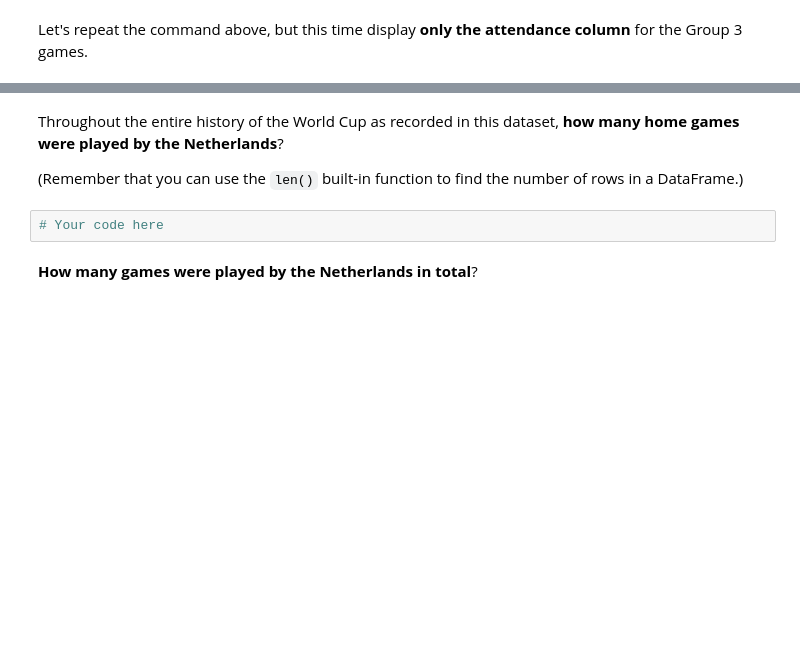
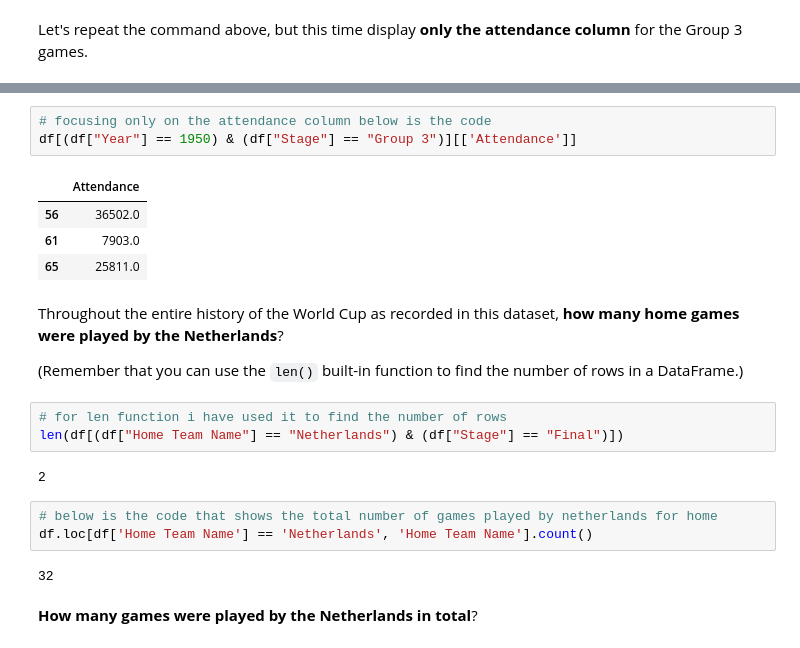
Before and after one commit to GDIAMEL/dsc-run-jupyter-locally, a Jupyter notebook: EMMANUEL_KIMARO_PANDASLAB_ONE.ipynb, the cells around one changed output, grey strips where cells are left out. Saved outputs shown, nothing was run; the diff lists cells and outputs as text; blank space fills up the shorter version.

```diff
--- a/EMMANUEL_KIMARO_PANDASLAB_ONE.ipynb
+++ b/EMMANUEL_KIMARO_PANDASLAB_ONE.ipynb
@@ -139,8 +141,24 @@ Let's repeat the command above, but this time display **only the attendance colu
+# %%
+# focusing only on the attendance column below is the code
+df[(df["Year"] == 1950) & (df["Stage"] == "Group 3")][['Attendance']]
+# %% [output]
+|  | Attendance |
+| 56 | 36502.0 |
+| 61 | 7903.0 |
+| 65 | 25811.0 |
 # %% [markdown]
 Throughout the entire history of the World Cup as recorded in this dataset, **how many home games were played by the Netherlands**?
 
 (Remember that you can use the `len()` built-in function to find the number of rows in a DataFrame.)
-# %%
-# Your code here
+# %%
+# for len function i have used it to find the number of rows
+len(df[(df["Home Team Name"] == "Netherlands") & (df["Stage"] == "Final")])
+# %% [output]
+2
+# %%
+# below is the code that shows the total number of games played by netherlands for home
+df.loc[df['Home Team Name'] == 'Netherlands', 'Home Team Name'].count()
+# %% [output]
+32
 # %% [markdown]
 **How many games were played by the Netherlands in total**?
```
Also changed, not shown: parts of 17 cells of this notebook.
